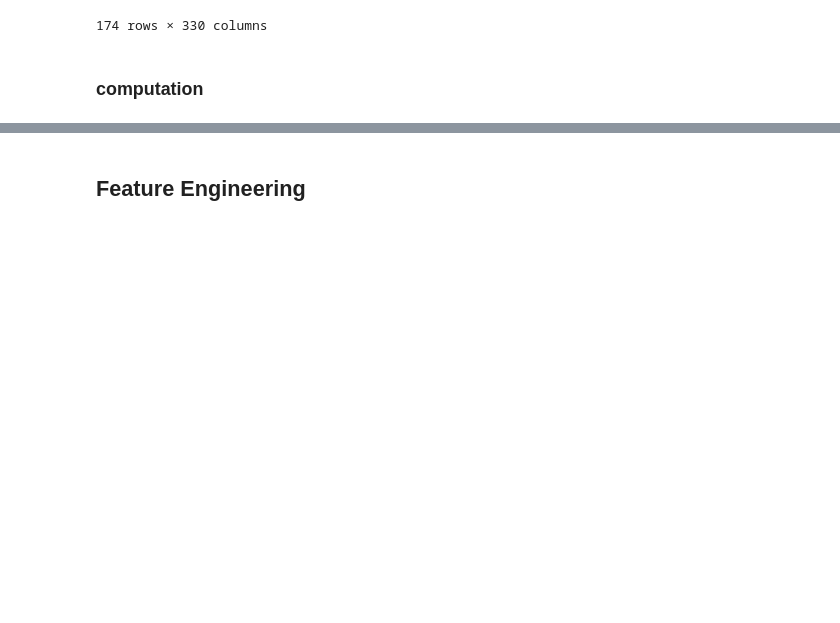
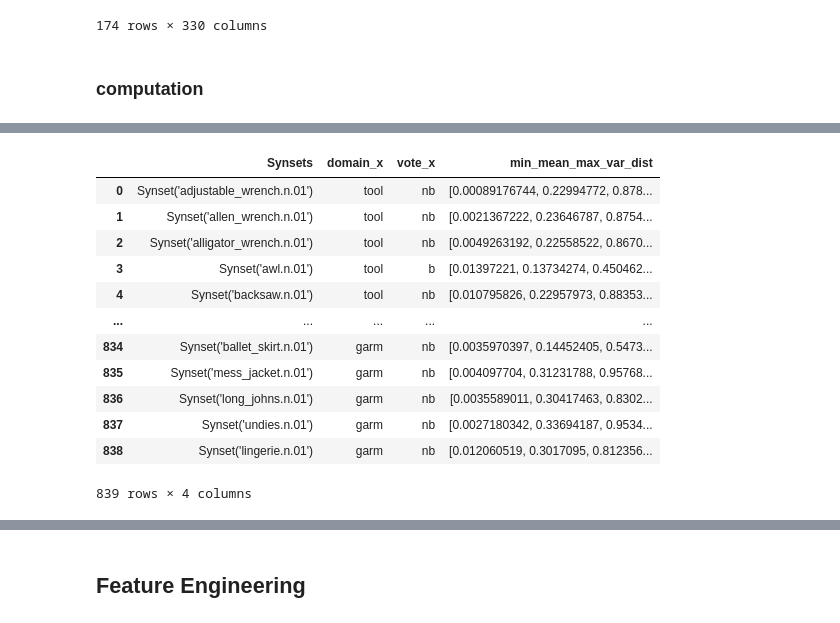
Before and after one commit to DanferWang/Basic_Level_work, a Jupyter notebook: Word2Vec/pretrained_w2v.ipynb, the cells around one changed output, grey strips where cells are left out. Drawn from its saved outputs; the diff is of its cells as text; code cells hidden in the pictures; blank space fills up the shorter version.

```diff
--- a/Word2Vec/pretrained_w2v.ipynb
+++ b/Word2Vec/pretrained_w2v.ipynb
@@ -213,17 +220,3 @@ data_elimination_basic
 data_elimination.to_csv('./w2v_eli.csv', index=None)
 # %% [markdown]
 ### computation
-# %%
-def expand(df):
-    domain = df['domain_x']
-    if domain == 'furn':
-        domain = 'furniture'
-    elif domain == 'garm':
-        domain = 'garment'
-    distance = conceptnet_300_1908.wv.similarity(df['norm'], domain)
-    return distance
-data_test = data_elimination.copy()
-vec_col = ['vec_'+str(x) for x in range(300)]
-data_test['test'] = data_test.apply(expand, axis=1)
-
-data_test
@@ -243,0 +229,52 @@ data_test
+# %%
+def expand(df):
+    dist = list()
+    record = df['Synsets']
+    synset = wn.synset(record[8:-2])
+    hyper = list(set([i for i in synset.closure(lambda s:s.hypernyms())]))
+    hyper_lemmas = [syn.lemmas() for syn in hyper]
+    hyper_lemmas = flatten(hyper_lemmas)
+    hyper_lemmas = [lemma.name() for lemma in hyper_lemmas]
+    concept_norms = [x.name() for x in synset.lemmas()]
+    for norm_item in concept_norms:
+        norm_item = norm_item.lower()
+        for hyper_lemma in hyper_lemmas:
+            hyper_lemma = hyper_lemma.lower()
+            try:
+                distance = conceptnet_300_1908.wv.similarity(norm_item, hyper_lemma)
+                dist.append(np.abs(distance))
+            except KeyError:
+                pass
+    try:
+        min = np.min(dist)
+        mean = np.mean(dist)
+        max = np.max(dist)
+        if min == max:
+            std = 0
+        else:
+            std = np.std(dist)
+        res = [min, mean, max, std]
+    except:
+        res = np.nan
+    return res
+
+data_test = data.copy()
+data_test['min_mean_max_var_dist'] = data_test.apply(expand, axis=1)
+
+test_col = ['Synsets', 'domain_x', 'vote_x', 'min_mean_max_var_dist']
+
+data_test[test_col]
+# %% [output]
+|  | Synsets | domain_x | vote_x | min_mean_max_var_dist |
+| 0 | Synset('adjustable_wrench.n.01') | tool | nb | [0.00089176744, 0.22994772, 0.878... |
+| 1 | Synset('allen_wrench.n.01') | tool | nb | [0.0021367222, 0.23646787, 0.8754... |
+| 2 | Synset('alligator_wrench.n.01') | tool | nb | [0.0049263192, 0.22558522, 0.8670... |
+| 3 | Synset('awl.n.01') | tool | b | [0.01397221, 0.13734274, 0.450462... |
+| 4 | Synset('backsaw.n.01') | tool | nb | [0.010795826, 0.22957973, 0.88353... |
+| ... | ... | ... | ... | ... |
+| 834 | Synset('ballet_skirt.n.01') | garm | nb | [0.0035970397, 0.14452405, 0.5473... |
+| 835 | Synset('mess_jacket.n.01') | garm | nb | [0.004097704, 0.31231788, 0.95768... |
+| 836 | Synset('long_johns.n.01') | garm | nb | [0.0035589011, 0.30417463, 0.8302... |
+| 837 | Synset('undies.n.01') | garm | nb | [0.0027180342, 0.33694187, 0.9534... |
+| 838 | Synset('lingerie.n.01') | garm | nb | [0.012060519, 0.3017095, 0.812356... |
+839 rows × 4 columns
```
Also changed, not shown: parts of 11 cells of this notebook, 15 other files.
